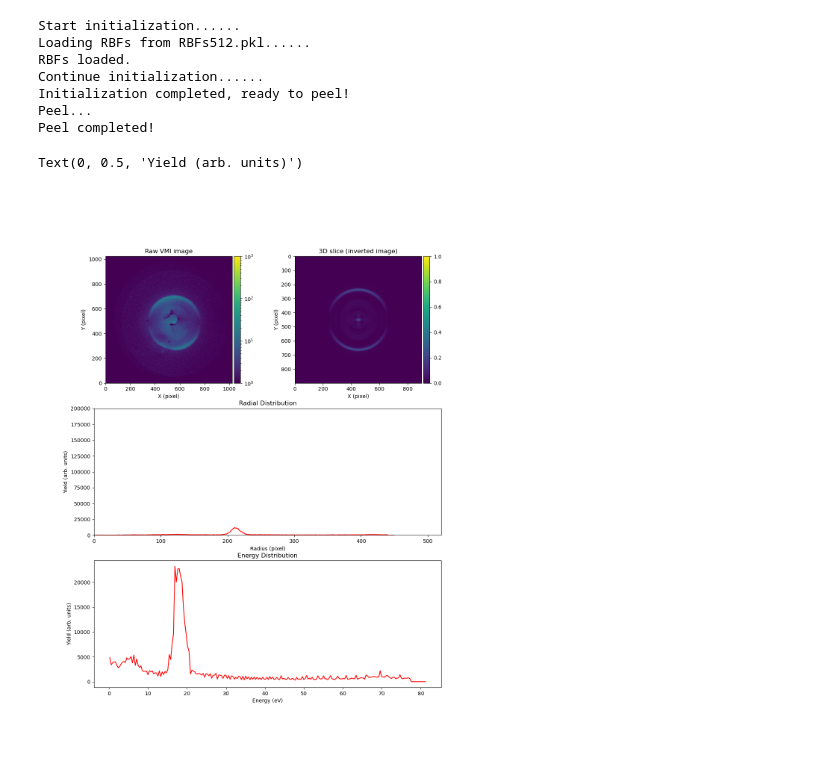
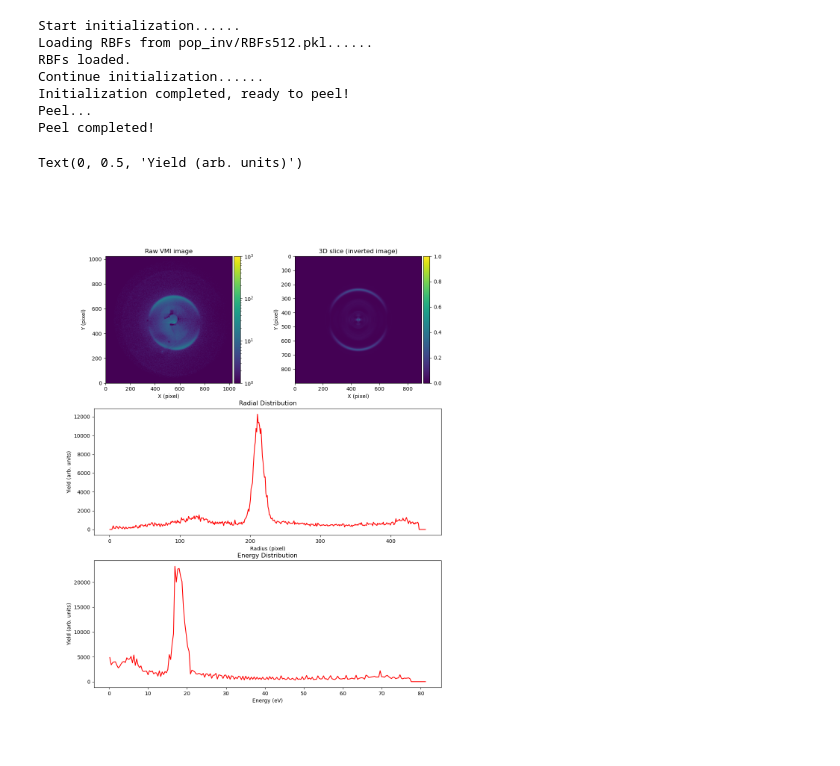
Before and after one commit to xligt/pop, a Jupyter notebook: example.ipynb, the cells around one changed output. Saved outputs shown, nothing was run; the diff lists cells and outputs as text; code cells hidden in the pictures.

```diff
--- a/example.ipynb
+++ b/example.ipynb
@@ -8,10 +8,10 @@ from POP import POP
 import pickle
 # %%
-fnm = 'img.pkl' # replace with your raw VMI image file
+fnm = 'pop_inv/img.pkl' # replace with your raw VMI image file
 with open(fnm, 'rb') as f:
     img = pickle.load(f)
 # %%
-pop = POP(lmax=4,reg=0,alpha=4e-4,img=img,X0=551,Y0=535,Rmax=450,RBFs_fnm='RBFs512.pkl',edge_w=10)
+pop = POP(lmax=4,reg=0,alpha=4e-4,img=img,X0=551,Y0=535,Rmax=450,RBFs_fnm='pop_inv/RBFs512.pkl',edge_w=10)
 print('Peel...')
 pop.Peel(img)
 slice_img = pop.GetSlice()
@@ -32,36 +32,34 @@ ax.set_ylabel('Y (pixel)')
 
 plt.subplot(3,2,2)
 im = plt.imshow(slice_img)
 ax = plt.gca()
 divider = make_axes_locatable(ax)
 cax = divider.append_axes("right", size="5%", pad=0.05)
 plt.colorbar(im, cax=cax)
 ax.set_title('3D slice (inverted image)')
 ax.set_xlabel('X (pixel)')
 ax.set_ylabel('Y (pixel)')
 
 plt.subplot(3,1,2)
 plt.plot((rbins[1:]+rbins[:-1])/2,DistR,'r')
-plt.xlim([0,520])
-plt.ylim([0,2e5])
+
 plt.title('Radial Distribution')
 plt.xlabel('Radius (pixel)')
 plt.ylabel('Yield (arb. units)')
 
 plt.subplot(3,1,3)
 plt.plot((Ebins[1:]+Ebins[:-1])/2,DistE,'r')
-#plt.xlim([0,520])
-#plt.ylim([0,2e5])
+
 plt.title('Energy Distribution')
 plt.xlabel('Energy (eV)')
 plt.ylabel('Yield (arb. units)')
 # %% [output]
 Start initialization......
-Loading RBFs from RBFs512.pkl......
+Loading RBFs from pop_inv/RBFs512.pkl......
 RBFs loaded.
 Continue initialization......
 Initialization completed, ready to peel!
 Peel...
 Peel completed!
 Text(0, 0.5, 'Yield (arb. units)')
-[figure, old version]
+[figure, new version]
```
Also changed, not shown: parts of 1 cell of this notebook, 7 other files.
